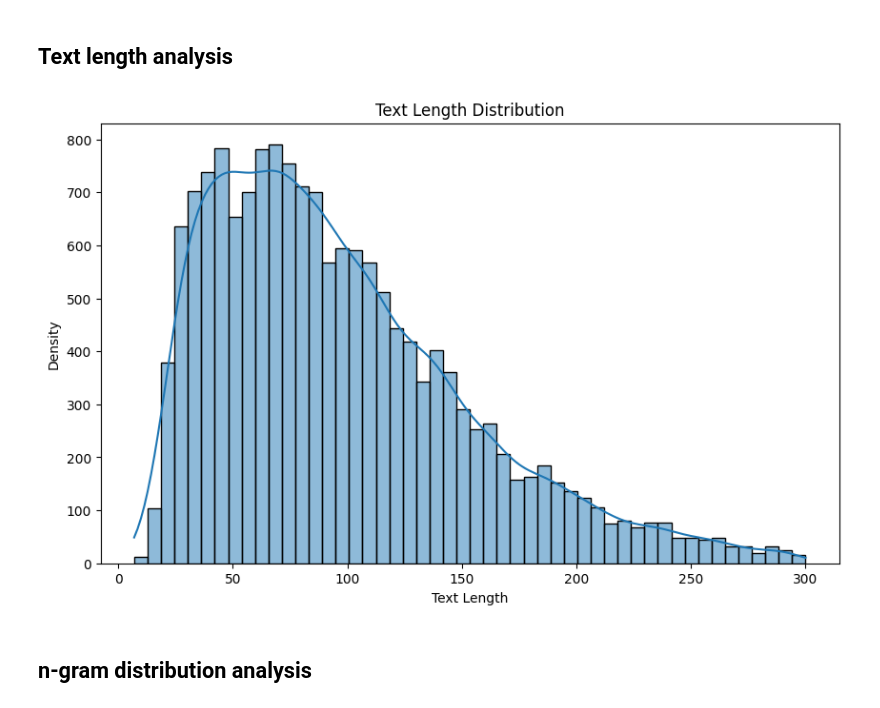
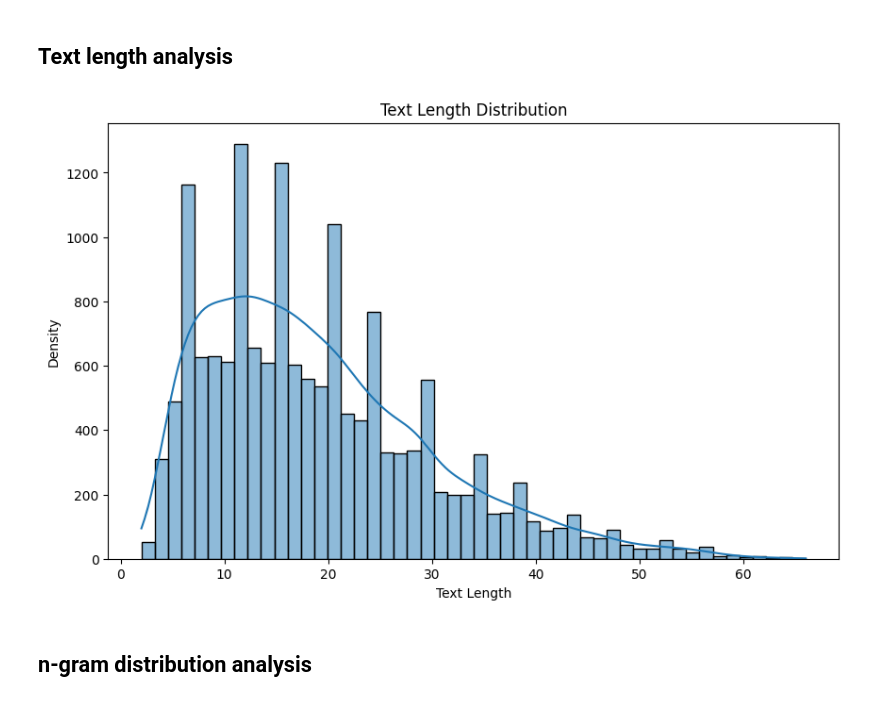
Before and after one commit to jantiegges/Emotion-Classification-from-Text, a Jupyter notebook: data_analysis.ipynb, the cells around one changed output. Drawn from its saved outputs; the diff is of its cells as text; code cells hidden in the pictures.

```diff
--- a/data_analysis.ipynb
+++ b/data_analysis.ipynb
@@ -104,17 +89,16 @@ sns.countplot(x='description',
 # %% [markdown]
 ## Text length analysis
 # %%
-# calculating the length of each text entry
-df_train['text_length'] = df_train['text'].apply(len)
+df_train['text_word_count'] = df_train['text'].str.split().str.len()
 # plot the histogram
 plt.figure(figsize=(10,6))
-sns.histplot(df_train['text_length'], bins=50, kde=True)
+sns.histplot(df_train['text_word_count'], bins=50, kde=True)
 plt.title('Text Length Distribution')
 plt.xlabel('Text Length')
 plt.ylabel('Density')
 plt.show()
 # %% [output]
-[figure, old version]
+[figure, new version]
 # %% [markdown]
 ## n-gram distribution analysis
 # %%
```
Also changed, not shown: parts of 1 cell of this notebook.
